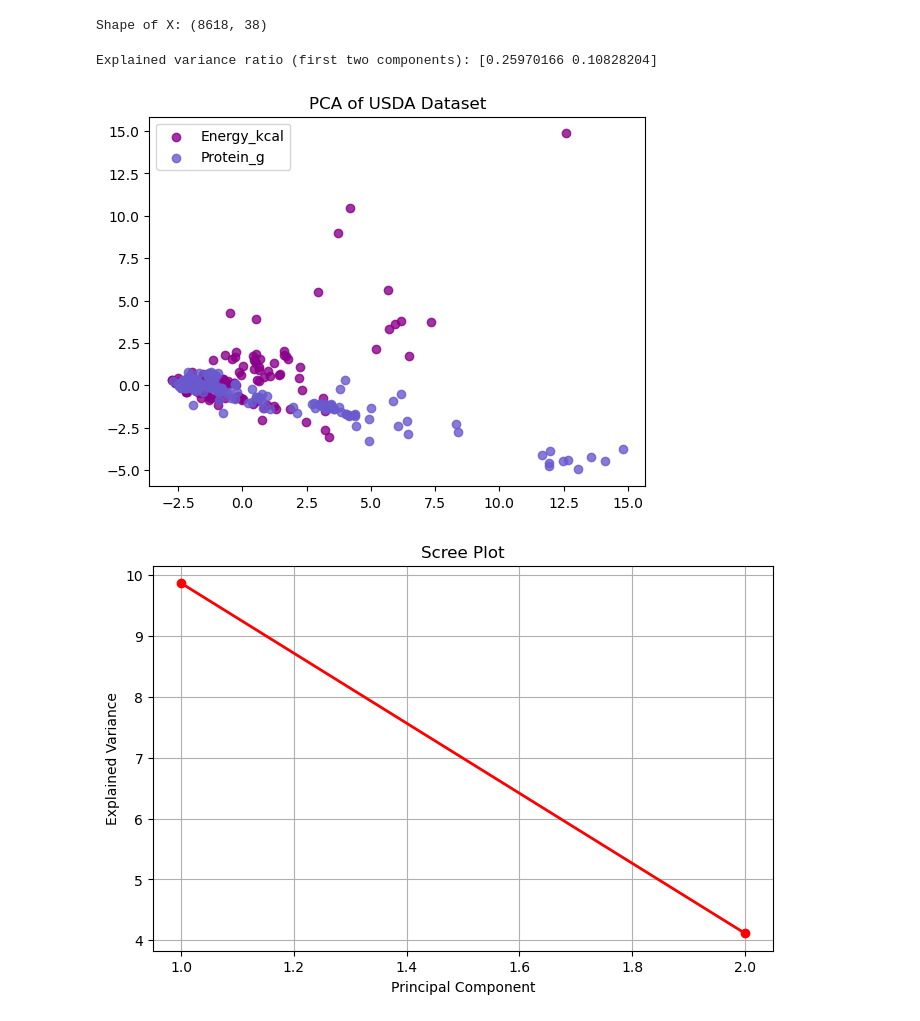
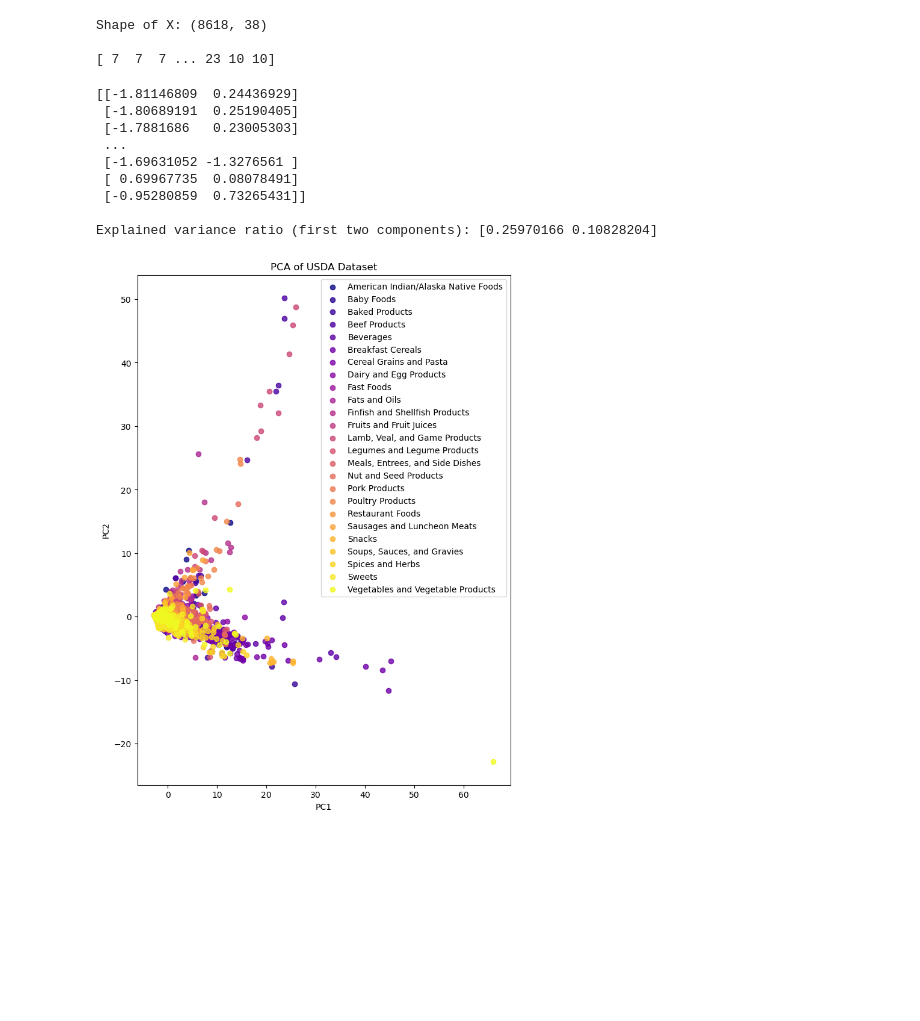
Before and after one commit to laurenesco/intro-to-ai-ml, a Jupyter notebook: 08_Dimensionality_Reduction/Assignment/Task 2 Principle Component Analysis.ipynb, the cells around one changed output. Drawn from its saved outputs; the diff is of its cells as text; code cells hidden in the pictures; blank space fills up the shorter version.

```diff
--- a/08_Dimensionality_Reduction/Assignment/Task 2 Principle Component Analysis.ipynb
+++ b/08_Dimensionality_Reduction/Assignment/Task 2 Principle Component Analysis.ipynb
@@ -38,8 +38,12 @@ y = encoder.fit_transform(y)
 
 # Inspect shape of X to see it currently has 38 features
 print(f"\nShape of X: {X.shape} \n")
+
+print (y)
 # %% [output]
 Shape of X: (8618, 38)
+
+[ 7  7  7 ... 23 10 10]
 # %%
 ############################################################################
 #                                                                          #
@@ -61,64 +65,70 @@ pca = PCA(n_components=2)
 # Apply PCA to the scaled data and project it onto the 2 principal components
 X_r2 = pca.fit_transform(X_s)
 
+print (X_r2)
+
 # Print the explained variance ratio of the first two principal components
 print('\nExplained variance ratio (first two components): %s' % str(pca.explained_variance_ratio_))
 print ('\n')
 
 # Configure plot
 colors = ['darkmagenta', 'slateblue', 'pink', 'red']
-plt.figure()
+plt.figure(figsize=(8, 11))
+class_labels = np.arange(len(encoder.classes_))
+cmap = plt.cm.get_cmap('plasma')
+color_norm = plt.Normalize(vmin=0, vmax=len(encoder.classes_) - 1)
+colors = cmap(color_norm(range(len(encoder.classes_))))
 
 # Loop through each class and its corresponding color and label for plotting
-for color, i, target_name in zip(colors, [0, 1, 2], X.columns):
+for color, i, target_name in zip(colors, class_labels, encoder.classes_):
     # Scatter plot of the reduced data points, colored by class
-    # 'y == i' selects data points belonging to class i
+    # 'y == i' selects data points belonging to encoded class i against the PC
     plt.scatter(X_r2[y == i, 0], X_r2[y == i, 1], alpha=.8, color=color, label=target_name)
 
 plt.legend(loc='best', shadow=False, scatterpoints=1)
+plt.xlabel('PC1')
+plt.ylabel('PC2')
 plt.title('PCA of USDA Dataset')
 plt.show()
 
 # Get the eigenvalues (explained variance for each component)
 eigenvalues = pca.explained_variance_  # pca is assumed to be your PCA object
-
-# Create the scree plot
-plt.figure(figsize=(8, 5))
-plt.plot(np.arange(1, len(eigenvalues) + 1), eigenvalues, 'ro-', linewidth=2)
-plt.xlabel('Principal Component')
-plt.ylabel('Explained Variance')
-plt.title('Scree Plot')
-plt.grid(True)
-plt.show()
 
 #
 # Principle Component Analysis Analysis:
 #
 # PCA is a dimensionality reduction technique which locates the direction in which the data
 # points are the most spread out. This is the first principle component (PC1). By identifying this
 # direction, PCA captures the most significant variation in the data. PCA then continues isolating
 # further principle components (PC2, PC3, etc.) that explain the remaining variance, but only
 # for directions that are uncorrelated with previous principle components. Then, PCA projects the
 # data points onto these new, lower dimensional axes (principle components). This represents
 # a compressed version of the dataset with fewer features.
 #
 # It is important to note that since PCA prioritizes features with larger variances, it is highly
 # recommended to standardize or normalize X before performing PCA on it. Also note that PCA assumes
 # a linear relationship between features. This is an unsupervised technique and does not require class
 # labels. PCA can be used on textual or numerical data.
 #
 # PCA determines which directions have the highest varince by calculating the covariance matrix, then
 # performing eigenvalue decomposition on said matrix. This identifies the eigenvectors (directions
 # of greates variance) and eigenvalues (amount of variance explained by each direction) within the data.
 # The eigenvectors with the highest corresponding eigenvalues are extracted, and these are the principle
 # components.
 #
 # Analysis:
 #
 # I do not think the PCA worked well, or I did something wrong, as we do not see distinct groups at all here.
 # I also plotted the scree plot of the eigenvalues.
 #
 # %% [output]
+[[-1.81146809  0.24436929]
+ [-1.80689191  0.25190405]
+ [-1.7881686   0.23005303]
+ ...
+ [-1.69631052 -1.3276561 ]
+ [ 0.69967735  0.08078491]
+ [-0.95280859  0.73265431]]
+
 Explained variance ratio (first two components): [0.25970166 0.10828204]
-[figure, old version]
+[figure, new version]
-[figure, removed]
```
Also changed, not shown: 9 other files.
